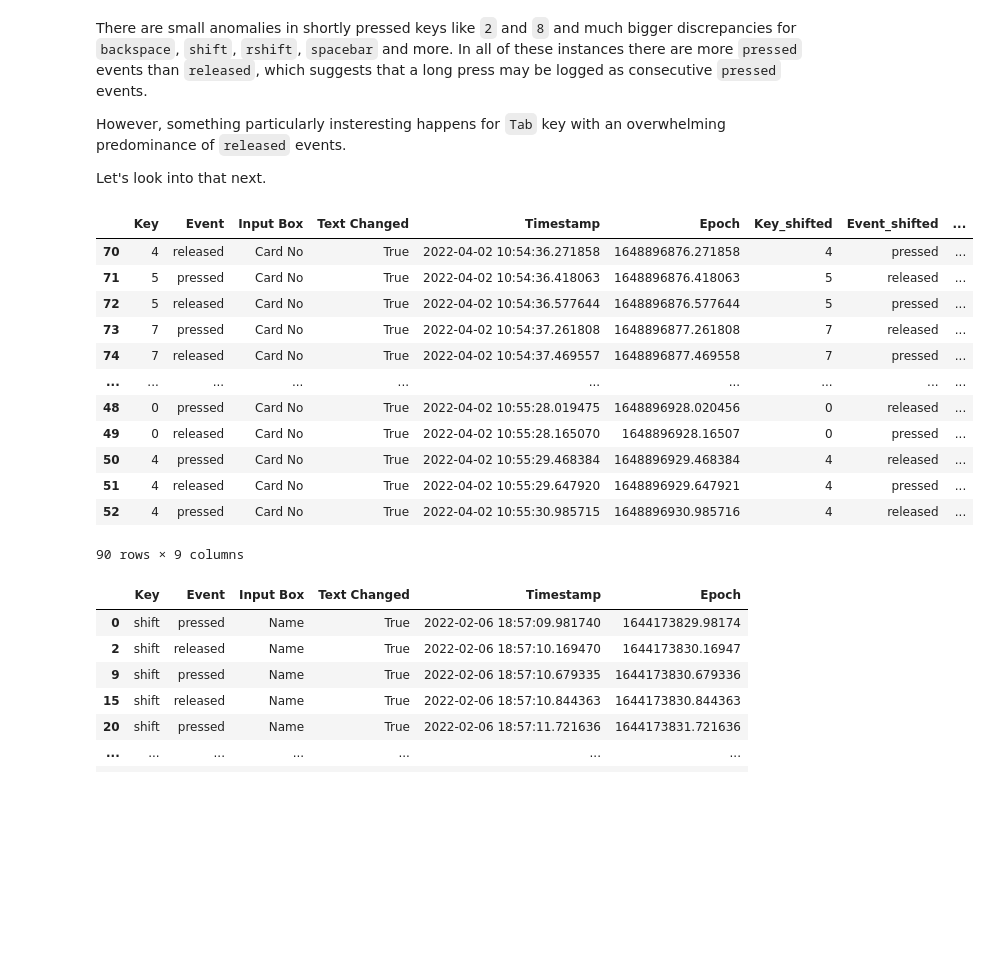
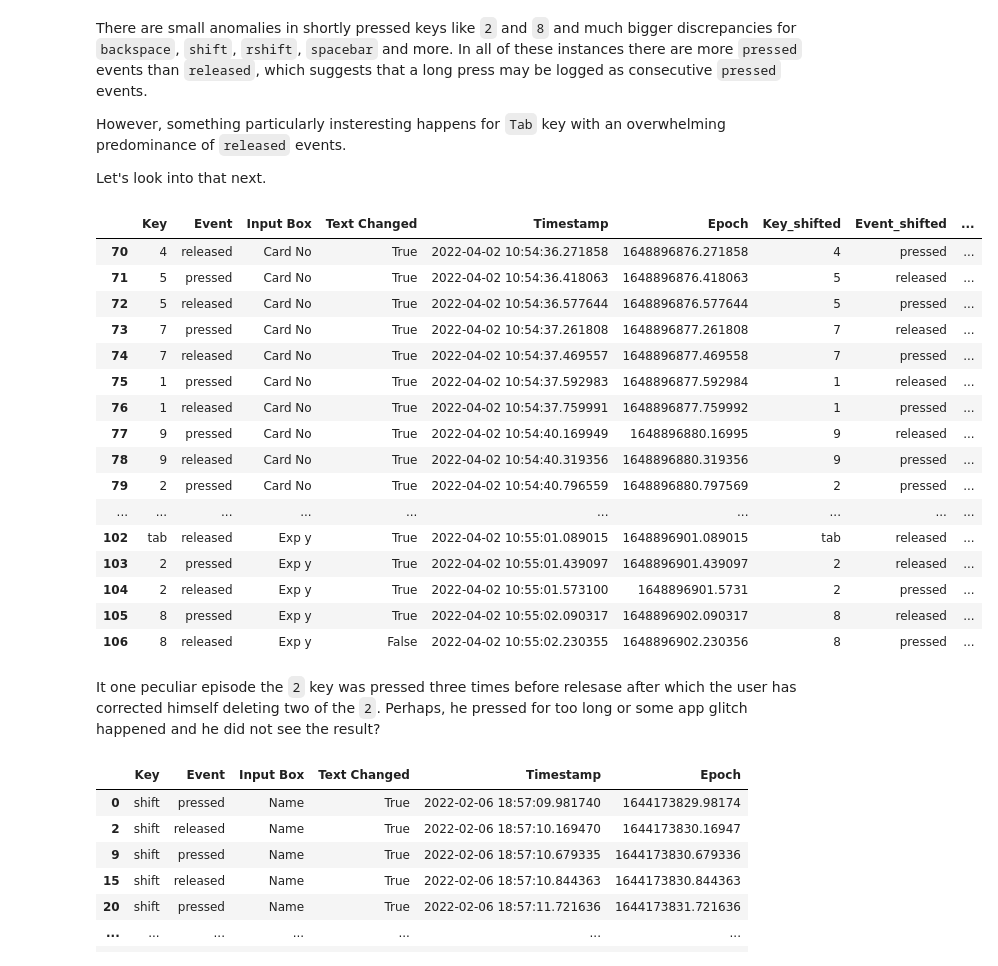
Before and after one commit to m-heldt/behavioral-ml, a Jupyter notebook: notebooks/eda.ipynb, the cells around one changed output. Cells and saved outputs as stored; diff of their text form; code cells hidden in the pictures; blank space fills up the shorter version.

```diff
--- a/notebooks/eda.ipynb
+++ b/notebooks/eda.ipynb
@@ -181,23 +201,29 @@ Let's look into that next.
 # %%
 shifted_df = big_keyboard_df.groupby("Key", sort=False)[["Key","Event", "Epoch"]].shift(-1)
 shifted_df.columns = ["Key_shifted", "Event_shifted", "Epoch_shifted"]
 comparison_df = pd.concat([big_keyboard_df, shifted_df], axis=1)
 comparison_df.loc[(comparison_df["Key"] == "2") & (comparison_df["Event"] == comparison_df["Event_shifted"])]
-comparison_df[comparison_df["Epoch"].between(1648896881.0545242 - 5, 1648896881.0545242 + 50)]
+comparison_df[comparison_df["Epoch"].between(1648896881.0545242 - 5, 1648896881.0545242 + 30)]
 # %% [output]
 |  | Key | Event | Input Box | Text Changed | Timestamp | Epoch | Key_shifted | Event_shifted | ... |
 | 70 | 4 | released | Card No | True | 2022-04-02 10:54:36.271858 | 1648896876.271858 | 4 | pressed | ... |
 | 71 | 5 | pressed | Card No | True | 2022-04-02 10:54:36.418063 | 1648896876.418063 | 5 | released | ... |
 | 72 | 5 | released | Card No | True | 2022-04-02 10:54:36.577644 | 1648896876.577644 | 5 | pressed | ... |
 | 73 | 7 | pressed | Card No | True | 2022-04-02 10:54:37.261808 | 1648896877.261808 | 7 | released | ... |
 | 74 | 7 | released | Card No | True | 2022-04-02 10:54:37.469557 | 1648896877.469558 | 7 | pressed | ... |
+| 75 | 1 | pressed | Card No | True | 2022-04-02 10:54:37.592983 | 1648896877.592984 | 1 | released | ... |
+| 76 | 1 | released | Card No | True | 2022-04-02 10:54:37.759991 | 1648896877.759992 | 1 | pressed | ... |
+| 77 | 9 | pressed | Card No | True | 2022-04-02 10:54:40.169949 | 1648896880.16995 | 9 | released | ... |
+| 78 | 9 | released | Card No | True | 2022-04-02 10:54:40.319356 | 1648896880.319356 | 9 | pressed | ... |
+| 79 | 2 | pressed | Card No | True | 2022-04-02 10:54:40.796559 | 1648896880.797569 | 2 | pressed | ... |
 | ... | ... | ... | ... | ... | ... | ... | ... | ... | ... |
-| 48 | 0 | pressed | Card No | True | 2022-04-02 10:55:28.019475 | 1648896928.020456 | 0 | released | ... |
-| 49 | 0 | released | Card No | True | 2022-04-02 10:55:28.165070 | 1648896928.16507 | 0 | pressed | ... |
-| 50 | 4 | pressed | Card No | True | 2022-04-02 10:55:29.468384 | 1648896929.468384 | 4 | released | ... |
-| 51 | 4 | released | Card No | True | 2022-04-02 10:55:29.647920 | 1648896929.647921 | 4 | pressed | ... |
-| 52 | 4 | pressed | Card No | True | 2022-04-02 10:55:30.985715 | 1648896930.985716 | 4 | released | ... |
+| 102 | tab | released | Exp y | True | 2022-04-02 10:55:01.089015 | 1648896901.089015 | tab | released | ... |
+| 103 | 2 | pressed | Exp y | True | 2022-04-02 10:55:01.439097 | 1648896901.439097 | 2 | released | ... |
+| 104 | 2 | released | Exp y | True | 2022-04-02 10:55:01.573100 | 1648896901.5731 | 2 | pressed | ... |
+| 105 | 8 | pressed | Exp y | True | 2022-04-02 10:55:02.090317 | 1648896902.090317 | 8 | released | ... |
+| 106 | 8 | released | Exp y | False | 2022-04-02 10:55:02.230355 | 1648896902.230356 | 8 | pressed | ... |
-90 rows × 9 columns
+# %% [markdown]
+It one peculiar episode the `2` key was pressed three times before relesase after which the user has corrected himself deleting two of the `2`. Perhaps, he pressed for too long or some app glitch happened and he did not see the result?
 # %%
 big_keyboard_df.loc[big_keyboard_df["Key"] == "shift"]
 # %% [output]
```
Also changed, not shown: parts of 18 cells of this notebook.
